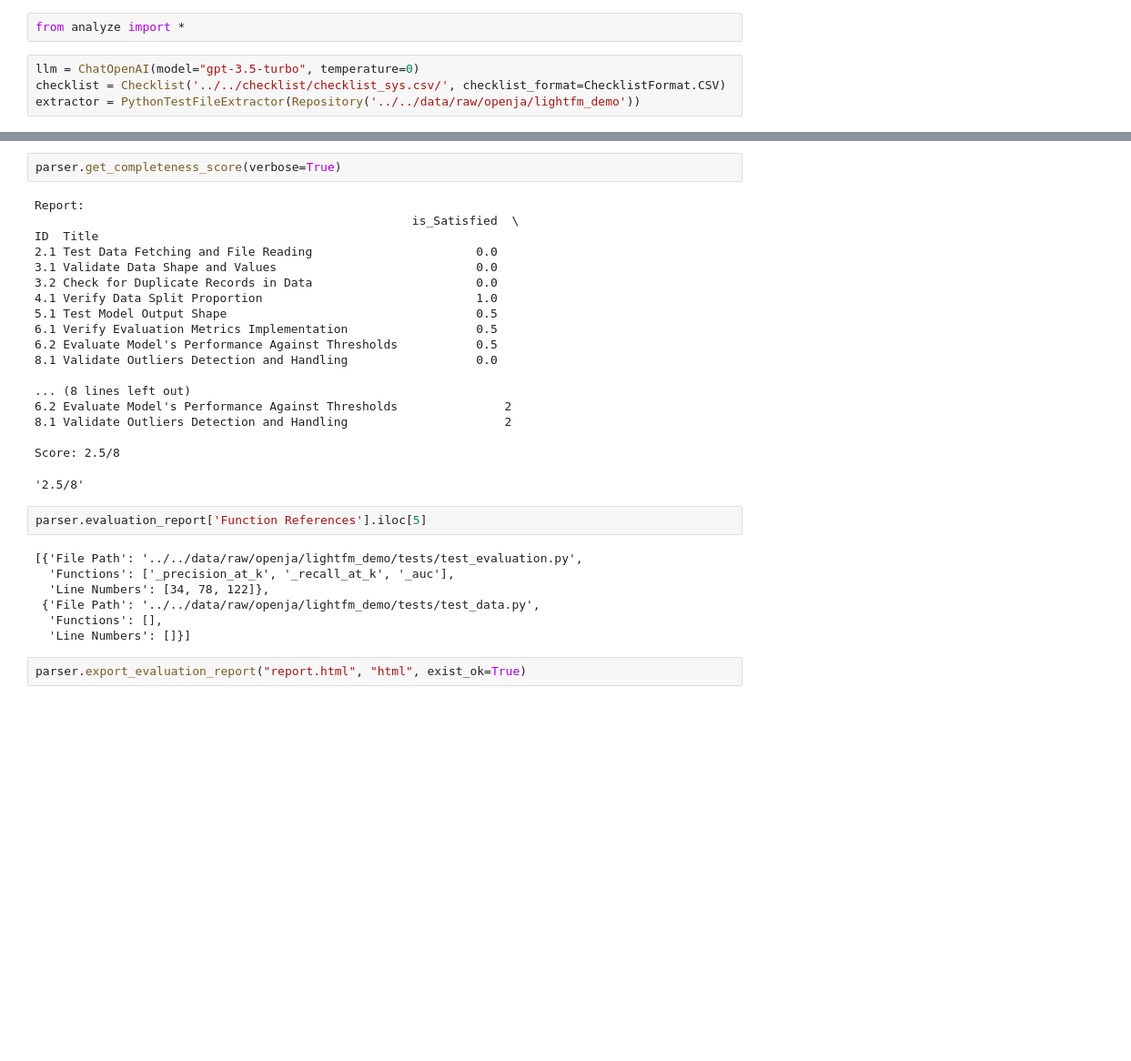
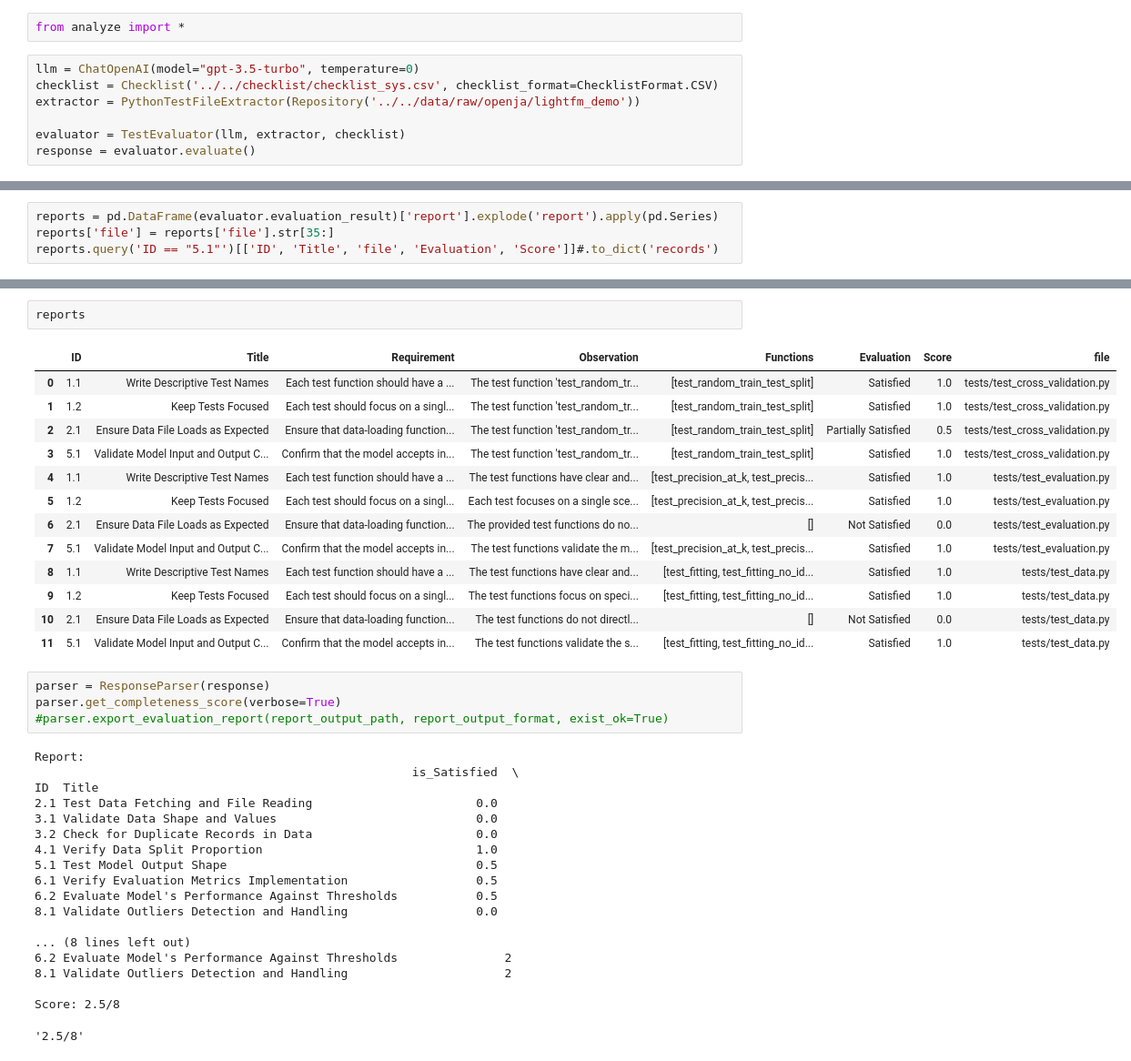
Before and after one commit to UBC-MDS/fixml, a Jupyter notebook: src/test_creation/demo.ipynb, the cells around one changed output, grey strips where cells are left out. Shown: that part at 91% size. Saved outputs shown, nothing was run; the diff lists cells and outputs as text; blank space fills up the shorter version.

Commit message:
saved demo

```diff
--- a/src/test_creation/demo.ipynb
+++ b/src/test_creation/demo.ipynb
@@ -2,5 +2,8 @@
 from analyze import *
 # %%
 llm = ChatOpenAI(model="gpt-3.5-turbo", temperature=0)
-checklist = Checklist('../../checklist/checklist_sys.csv/', checklist_format=ChecklistFormat.CSV)
+checklist = Checklist('../../checklist/checklist_sys.csv', checklist_format=ChecklistFormat.CSV)
 extractor = PythonTestFileExtractor(Repository('../../data/raw/openja/lightfm_demo'))
+
+evaluator = TestEvaluator(llm, extractor, checklist)
+response = evaluator.evaluate()
@@ -13,0 +52,4 @@ parser = ResponseParser(response)
+# %%
+reports = pd.DataFrame(evaluator.evaluation_result)['report'].explode('report').apply(pd.Series)
+reports['file'] = reports['file'].str[35:]
+reports.query('ID == "5.1"')[['ID', 'Title', 'file', 'Evaluation', 'Score']]#.to_dict('records')
@@ -14,5 +68,23 @@ parser = ResponseParser(response)
+# %%
+reports
+# %% [output]
+|  | ID | Title | Requirement | Observation | Functions | Evaluation | Score | file |
+| 0 | 1.1 | Write Descriptive Test Names | Each test function should have a ... | The test function 'test_random_tr... | [test_random_train_test_split] | Satisfied | 1.0 | tests/test_cross_validation.py |
+| 1 | 1.2 | Keep Tests Focused | Each test should focus on a singl... | The test function 'test_random_tr... | [test_random_train_test_split] | Satisfied | 1.0 | tests/test_cross_validation.py |
+| 2 | 2.1 | Ensure Data File Loads as Expected | Ensure that data-loading function... | The test function 'test_random_tr... | [test_random_train_test_split] | Partially Satisfied | 0.5 | tests/test_cross_validation.py |
+| 3 | 5.1 | Validate Model Input and Output C... | Confirm that the model accepts in... | The test function 'test_random_tr... | [test_random_train_test_split] | Satisfied | 1.0 | tests/test_cross_validation.py |
+| 4 | 1.1 | Write Descriptive Test Names | Each test function should have a ... | The test functions have clear and... | [test_precision_at_k, test_precis... | Satisfied | 1.0 | tests/test_evaluation.py |
+| 5 | 1.2 | Keep Tests Focused | Each test should focus on a singl... | Each test focuses on a single sce... | [test_precision_at_k, test_precis... | Satisfied | 1.0 | tests/test_evaluation.py |
+| 6 | 2.1 | Ensure Data File Loads as Expected | Ensure that data-loading function... | The provided test functions do no... | [] | Not Satisfied | 0.0 | tests/test_evaluation.py |
+| 7 | 5.1 | Validate Model Input and Output C... | Confirm that the model accepts in... | The test functions validate the m... | [test_precision_at_k, test_precis... | Satisfied | 1.0 | tests/test_evaluation.py |
+| 8 | 1.1 | Write Descriptive Test Names | Each test function should have a ... | The test functions have clear and... | [test_fitting, test_fitting_no_id... | Satisfied | 1.0 | tests/test_data.py |
+| 9 | 1.2 | Keep Tests Focused | Each test should focus on a singl... | The test functions focus on speci... | [test_fitting, test_fitting_no_id... | Satisfied | 1.0 | tests/test_data.py |
+| 10 | 2.1 | Ensure Data File Loads as Expected | Ensure that data-loading function... | The test functions do not directl... | [] | Not Satisfied | 0.0 | tests/test_data.py |
+| 11 | 5.1 | Validate Model Input and Output C... | Confirm that the model accepts in... | The test functions validate the s... | [test_fitting, test_fitting_no_id... | Satisfied | 1.0 | tests/test_data.py |
 # %%
+parser = ResponseParser(response)
 parser.get_completeness_score(verbose=True)
+#parser.export_evaluation_report(report_output_path, report_output_format, exist_ok=True)
 # %% [output]
 Report:
                                                      is_Satisfied  \
@@ -32,14 +104,3 @@ ID  Title
 
 Score: 2.5/8
 '2.5/8'
-# %%
-parser.evaluation_report['Function References'].iloc[5]
-# %% [output]
-[{'File Path': '../../data/raw/openja/lightfm_demo/tests/test_evaluation.py',
-  'Functions': ['_precision_at_k', '_recall_at_k', '_auc'],
-  'Line Numbers': [34, 78, 122]},
- {'File Path': '../../data/raw/openja/lightfm_demo/tests/test_data.py',
-  'Functions': [],
-  'Line Numbers': []}]
-# %%
-parser.export_evaluation_report("report.html", "html", exist_ok=True)
```
Also changed, not shown: parts of 10 cells of this notebook.
